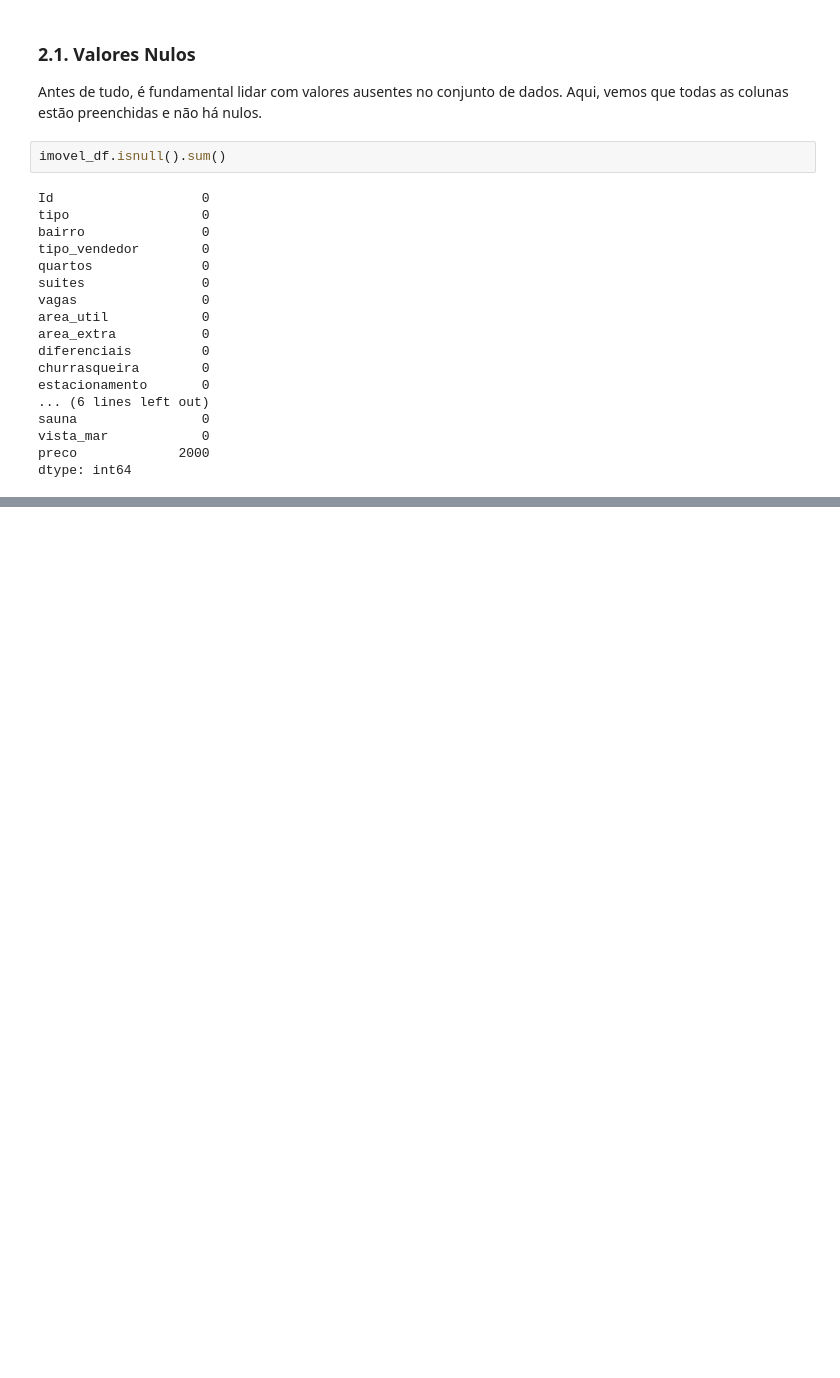
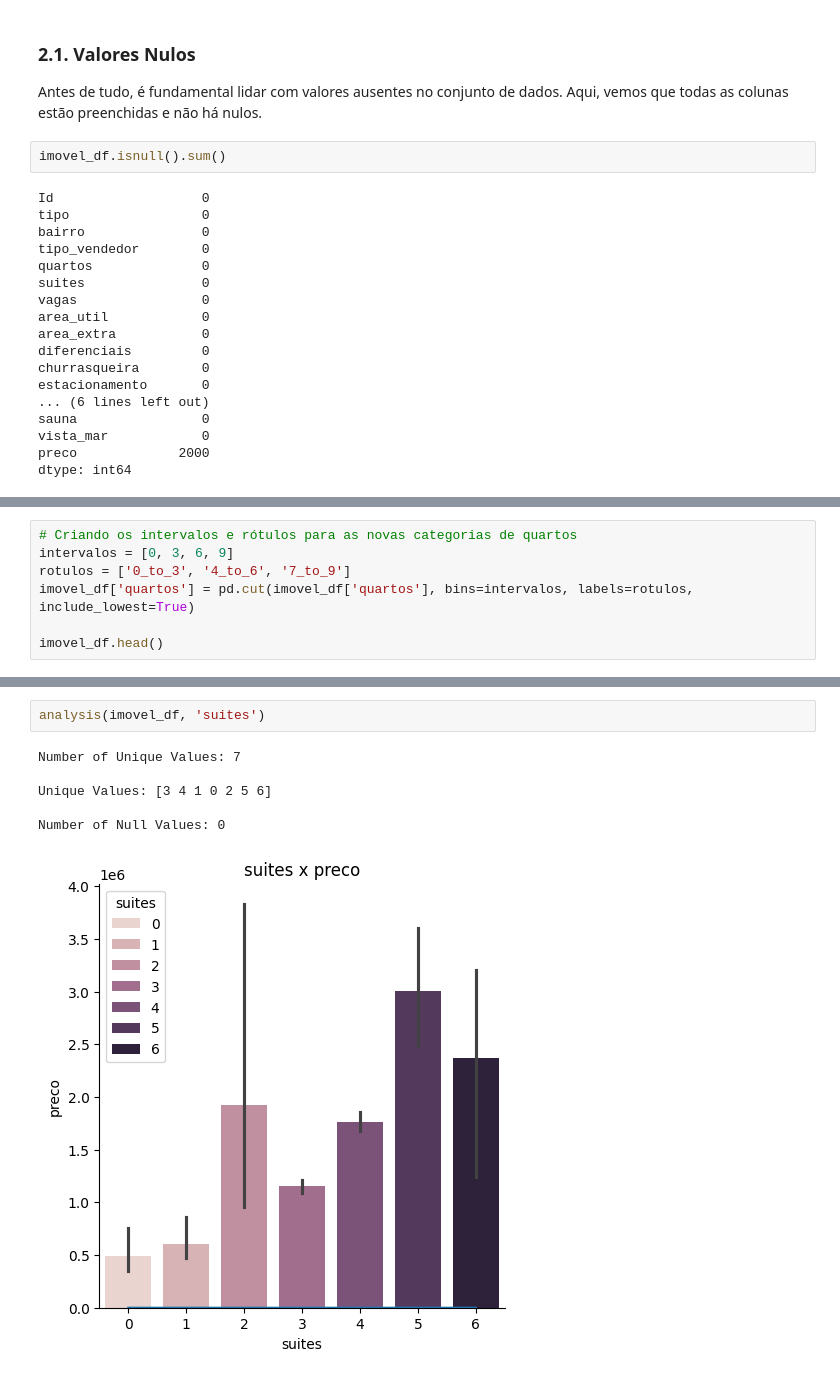
Before and after one commit to BarbaraCerqueira/intr-machine-learning, a Jupyter notebook: regressao/valor_imovel.ipynb, the cells around one changed output, grey strips where cells are left out. Drawn from its saved outputs; the diff is of its cells as text; blank space fills up the shorter version.

```diff
--- a/regressao/valor_imovel.ipynb
+++ b/regressao/valor_imovel.ipynb
@@ -75,0 +130,7 @@ Aqui fiz uma breve análise de como 'otimizar' algumas features para melhores pr
+# %%
+# Criando os intervalos e rótulos para as novas categorias de quartos
+intervalos = [0, 3, 6, 9]
+rotulos = ['0_to_3', '4_to_6', '7_to_9']
+imovel_df['quartos'] = pd.cut(imovel_df['quartos'], bins=intervalos, labels=rotulos, include_lowest=True)
+
+imovel_df.head()
@@ -75,0 +145,9 @@ Aqui fiz uma breve análise de como 'otimizar' algumas features para melhores pr
+# %%
+analysis(imovel_df, 'suites')
+# %% [output]
+Number of Unique Values: 7
+
+Unique Values: [3 4 1 0 2 5 6]
+
+Number of Null Values: 0
+[figure, added]
```
Also changed, not shown: parts of 46 cells of this notebook, 3 other files.
